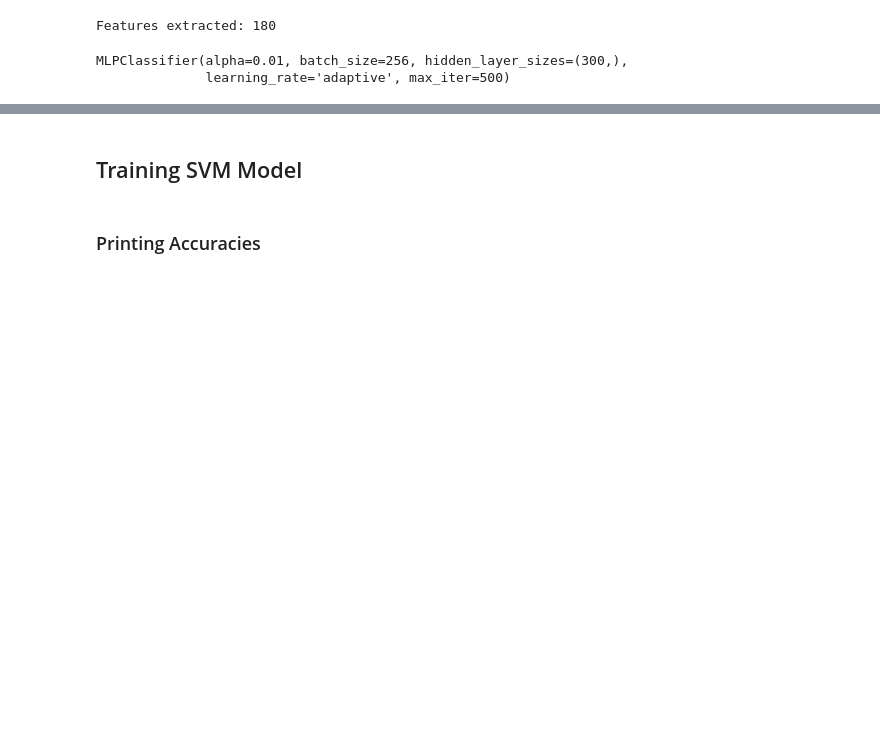
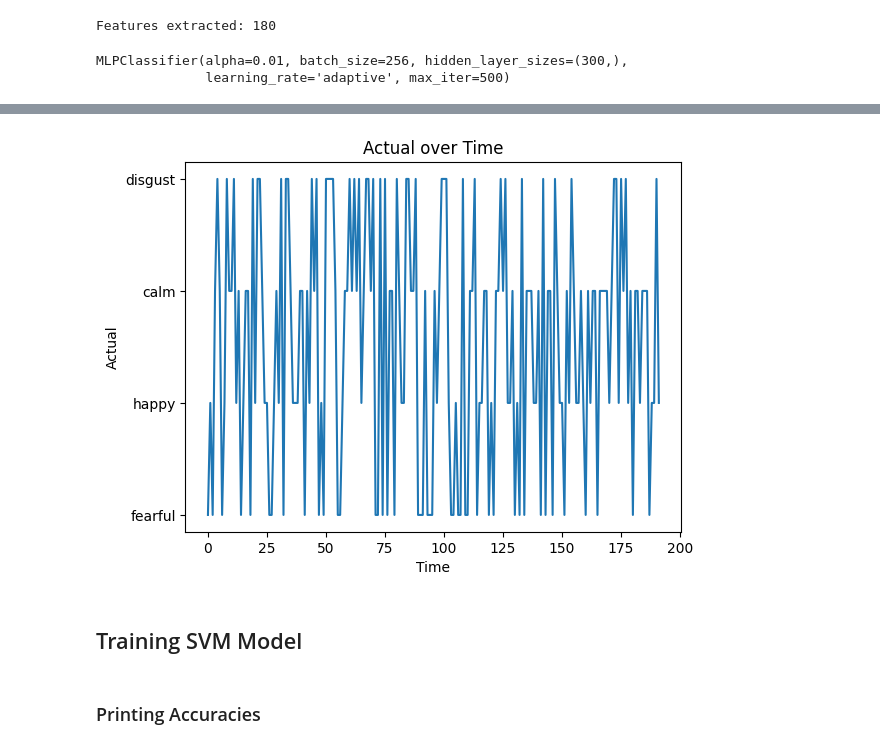
Before and after one commit to PavanProj/Team_Project, a Jupyter notebook: src/EmotionDetectionSound.ipynb, the cells around one changed output, grey strips where cells are left out. Saved outputs shown, nothing was run; the diff lists cells and outputs as text; code cells hidden in the pictures; blank space fills up the shorter version.

```diff
--- a/src/EmotionDetectionSound.ipynb
+++ b/src/EmotionDetectionSound.ipynb
@@ -160,3 +219,12 @@ array(['disgust', 'happy', 'happy', 'calm', 'happy', 'calm', 'fearful',
+# %%
+# plot a line plot of actual values over time
+plt.plot(range(len(y_test)), y_test)
+plt.title('Actual over Time')
+plt.xlabel('Time')
+plt.ylabel('Actual')
+plt.show()
+# %% [output]
+[figure, added]
 # %% [markdown]
 ## Training SVM Model
 # %%
```
Also changed, not shown: parts of 23 cells of this notebook.
